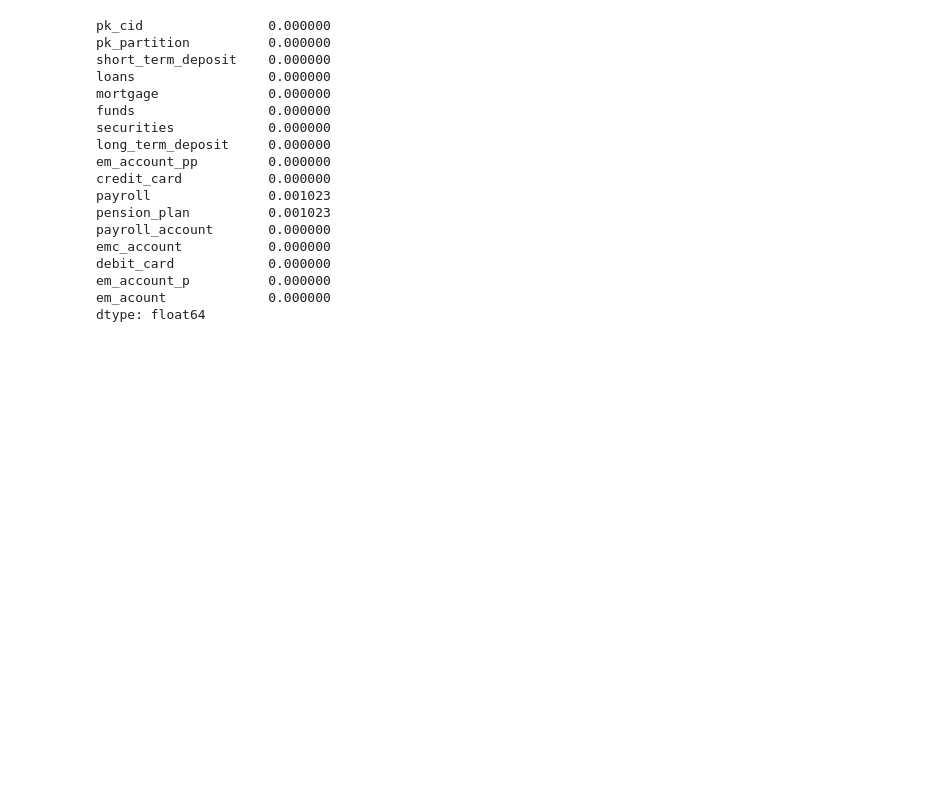
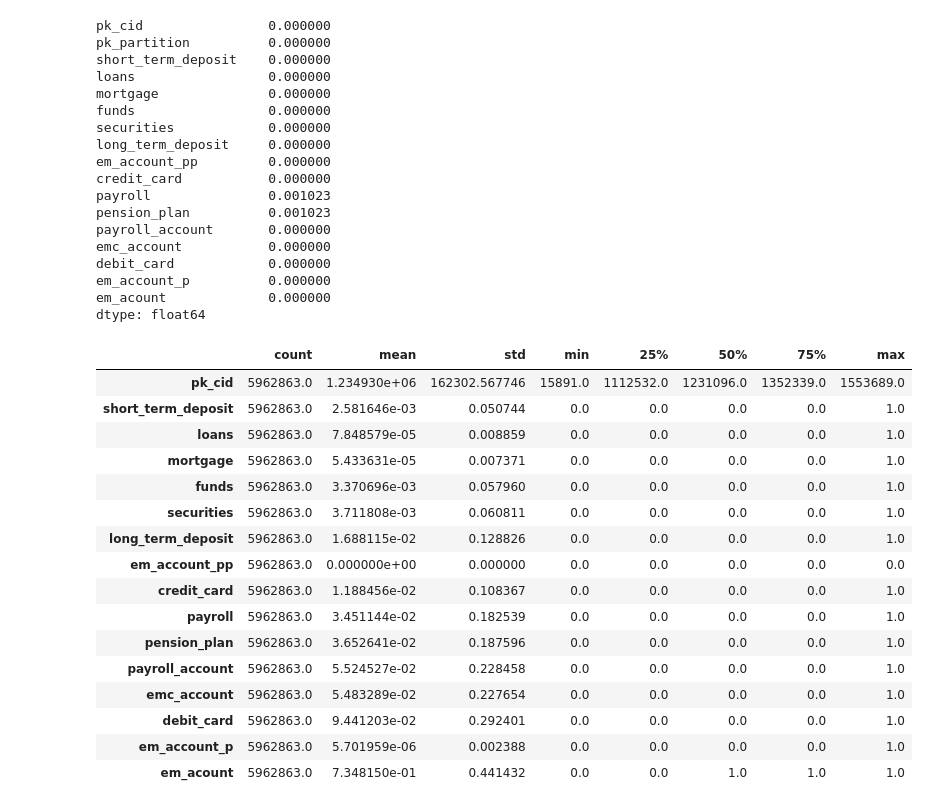
Before and after one commit to Orlan-138/TFM-EasyMoney, a Jupyter notebook: customer_products.ipynb, the cells around one changed output. Cells and saved outputs as stored; diff of their text form; code cells hidden in the pictures; blank space fills up the shorter version.

```diff
--- a/customer_products.ipynb
+++ b/customer_products.ipynb
@@ -87,3 +87,24 @@ int_col = df_cust_prod.columns[df_cust_prod.columns != obj_col]
 df_cust_prod[int_col] = df_cust_prod[int_col].astype(int)
 # %%
 df_cust_prod_clean = df_cust_prod.copy()
+# %%
+# Observamos que nadie tiene contratado el producto em_account_pp (tendencia de cuenta easyMoney++)
+df_cust_prod_clean.describe().T
+# %% [output]
+|  | count | mean | std | min | 25% | 50% | 75% | max |
+| pk_cid | 5962863.0 | 1.234930e+06 | 162302.567746 | 15891.0 | 1112532.0 | 1231096.0 | 1352339.0 | 1553689.0 |
+| short_term_deposit | 5962863.0 | 2.581646e-03 | 0.050744 | 0.0 | 0.0 | 0.0 | 0.0 | 1.0 |
+| loans | 5962863.0 | 7.848579e-05 | 0.008859 | 0.0 | 0.0 | 0.0 | 0.0 | 1.0 |
+| mortgage | 5962863.0 | 5.433631e-05 | 0.007371 | 0.0 | 0.0 | 0.0 | 0.0 | 1.0 |
+| funds | 5962863.0 | 3.370696e-03 | 0.057960 | 0.0 | 0.0 | 0.0 | 0.0 | 1.0 |
+| securities | 5962863.0 | 3.711808e-03 | 0.060811 | 0.0 | 0.0 | 0.0 | 0.0 | 1.0 |
+| long_term_deposit | 5962863.0 | 1.688115e-02 | 0.128826 | 0.0 | 0.0 | 0.0 | 0.0 | 1.0 |
+| em_account_pp | 5962863.0 | 0.000000e+00 | 0.000000 | 0.0 | 0.0 | 0.0 | 0.0 | 0.0 |
+| credit_card | 5962863.0 | 1.188456e-02 | 0.108367 | 0.0 | 0.0 | 0.0 | 0.0 | 1.0 |
+| payroll | 5962863.0 | 3.451144e-02 | 0.182539 | 0.0 | 0.0 | 0.0 | 0.0 | 1.0 |
+| pension_plan | 5962863.0 | 3.652641e-02 | 0.187596 | 0.0 | 0.0 | 0.0 | 0.0 | 1.0 |
+| payroll_account | 5962863.0 | 5.524527e-02 | 0.228458 | 0.0 | 0.0 | 0.0 | 0.0 | 1.0 |
+| emc_account | 5962863.0 | 5.483289e-02 | 0.227654 | 0.0 | 0.0 | 0.0 | 0.0 | 1.0 |
+| debit_card | 5962863.0 | 9.441203e-02 | 0.292401 | 0.0 | 0.0 | 0.0 | 0.0 | 1.0 |
+| em_account_p | 5962863.0 | 5.701959e-06 | 0.002388 | 0.0 | 0.0 | 0.0 | 0.0 | 1.0 |
+| em_acount | 5962863.0 | 7.348150e-01 | 0.441432 | 0.0 | 0.0 | 1.0 | 1.0 | 1.0 |
```
Also changed, not shown: parts of 25 cells of this notebook.
